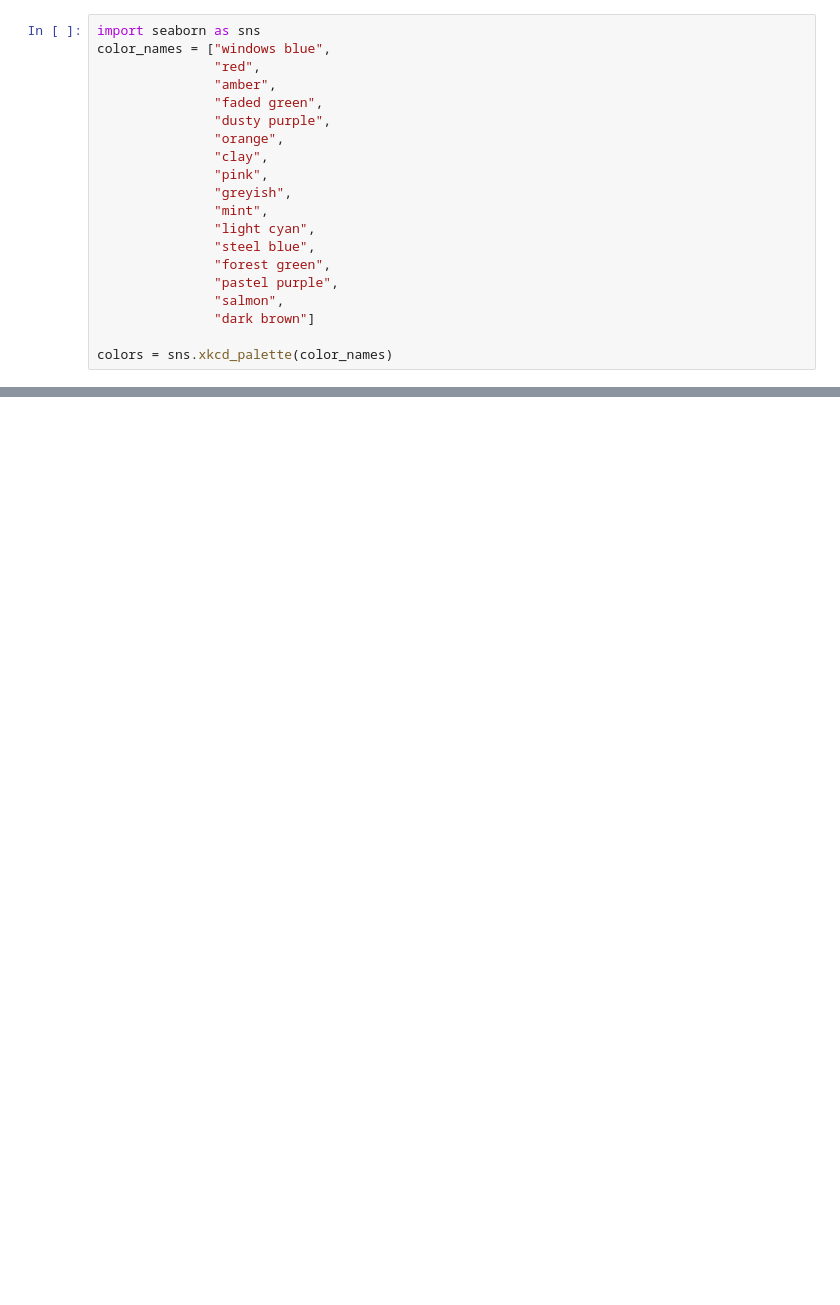
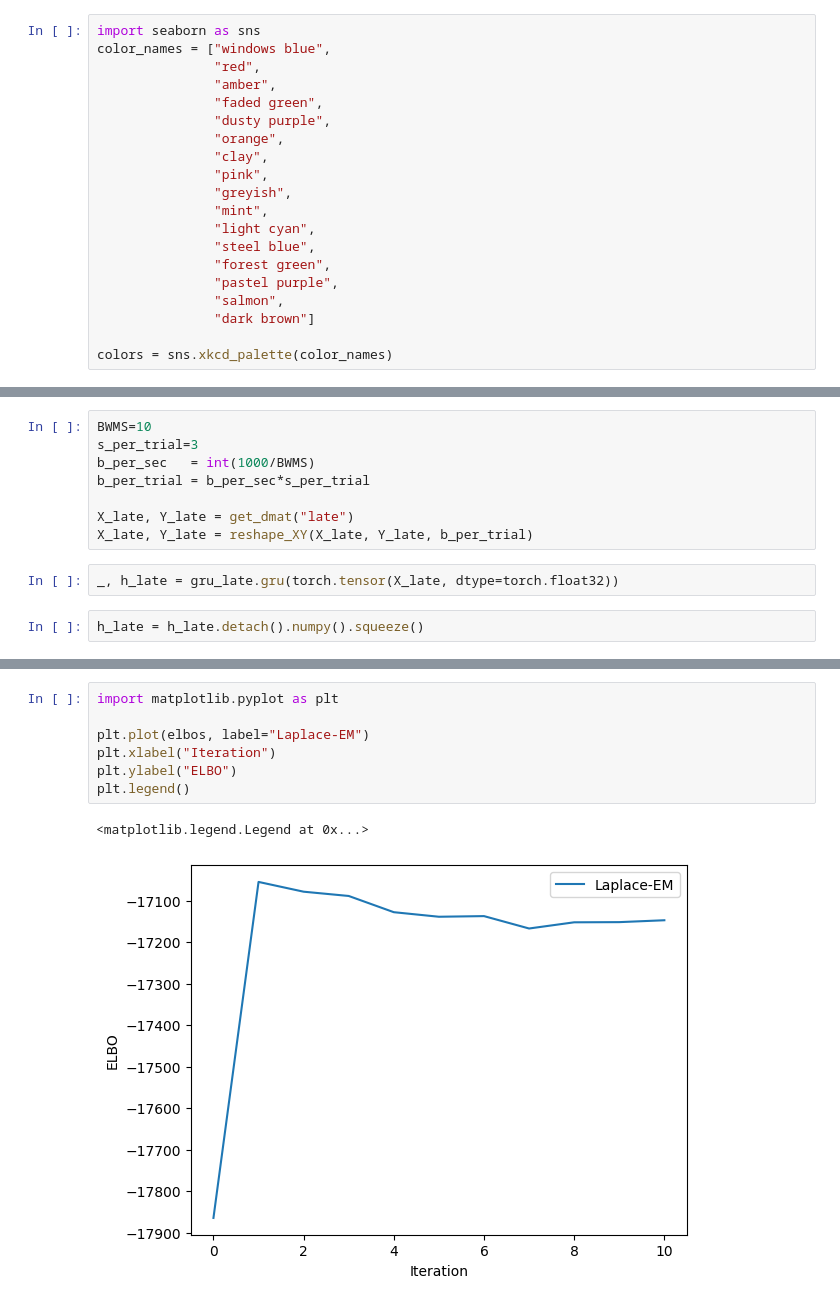
Before and after one commit to stellinaao/df-rnns, a Jupyter notebook: notebooks/ds.ipynb, the cells around one changed output, grey strips where cells are left out. Saved outputs shown, nothing was run; the diff lists cells and outputs as text; blank space fills up the shorter version.

```diff
--- a/notebooks/ds.ipynb
+++ b/notebooks/ds.ipynb
@@ -128,0 +161,12 @@ plt.tight_layout()
+# %%
+BWMS=10
+s_per_trial=3
+b_per_sec   = int(1000/BWMS)
+b_per_trial = b_per_sec*s_per_trial
+
+X_late, Y_late = get_dmat("late")
+X_late, Y_late = reshape_XY(X_late, Y_late, b_per_trial)
+# %%
+_, h_late = gru_late.gru(torch.tensor(X_late, dtype=torch.float32))
+# %%
+h_late = h_late.detach().numpy().squeeze()
@@ -128,0 +195,10 @@ plt.tight_layout()
+# %%
+import matplotlib.pyplot as plt
+
+plt.plot(elbos, label="Laplace-EM")
+plt.xlabel("Iteration")
+plt.ylabel("ELBO")
+plt.legend()
+# %% [output]
+<matplotlib.legend.Legend at 0x...>
+[figure, added]
```
Also changed, not shown: parts of 18 cells of this notebook, 2 other files.
